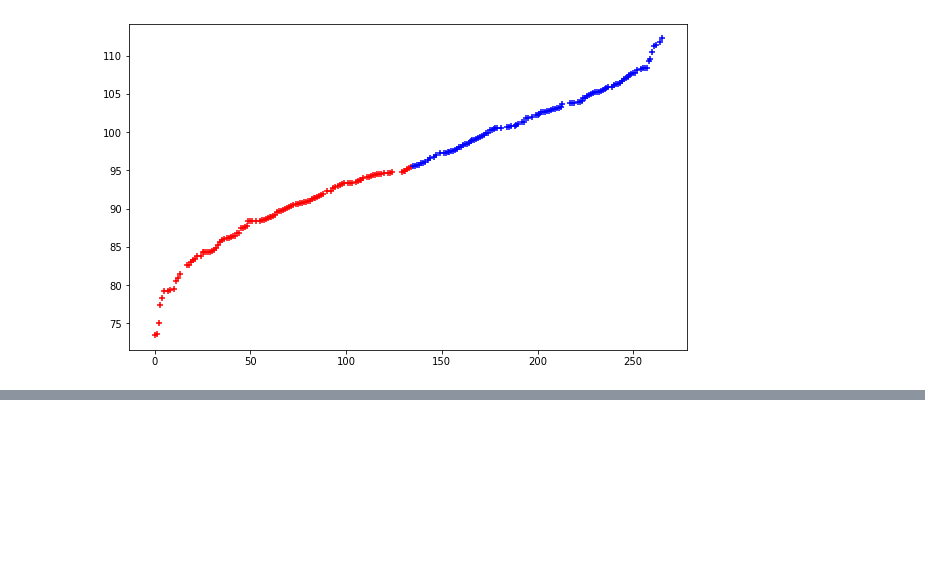
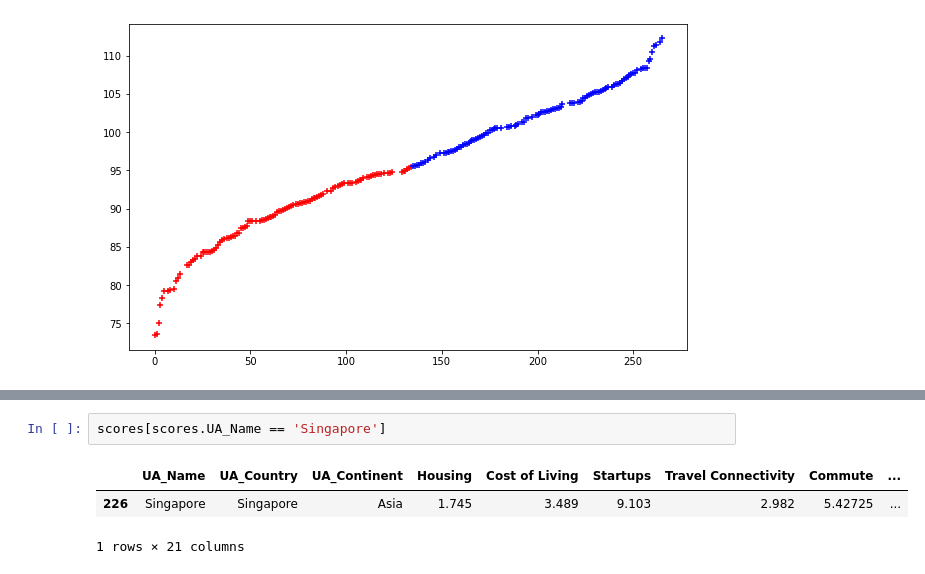
Before and after one commit to panierka/city_quality_of_life_classifier, a Jupyter notebook: city_ratings_classifier.ipynb, the cells around one changed output, grey strips where cells are left out. Saved outputs shown, nothing was run; the diff lists cells and outputs as text; blank space fills up the shorter version.

```diff
--- a/city_ratings_classifier.ipynb
+++ b/city_ratings_classifier.ipynb
@@ -160,3 +145,9 @@ Hamburg -> Mid
+# %%
+scores[scores.UA_Name == 'Singapore']
+# %% [output]
+|  | UA_Name | UA_Country | UA_Continent | Housing | Cost of Living | Startups | Travel Connectivity | Commute | ... |
+| 226 | Singapore | Singapore | Asia | 1.745 | 3.489 | 9.103 | 2.982 | 5.42725 | ... |
+1 rows × 21 columns
 # %%
 import Modules.fuzzysys as fsys
 from Modules.membership_functions import TrapezoidalFunction
```
Also changed, not shown: parts of 3 cells of this notebook, 4 other files.
